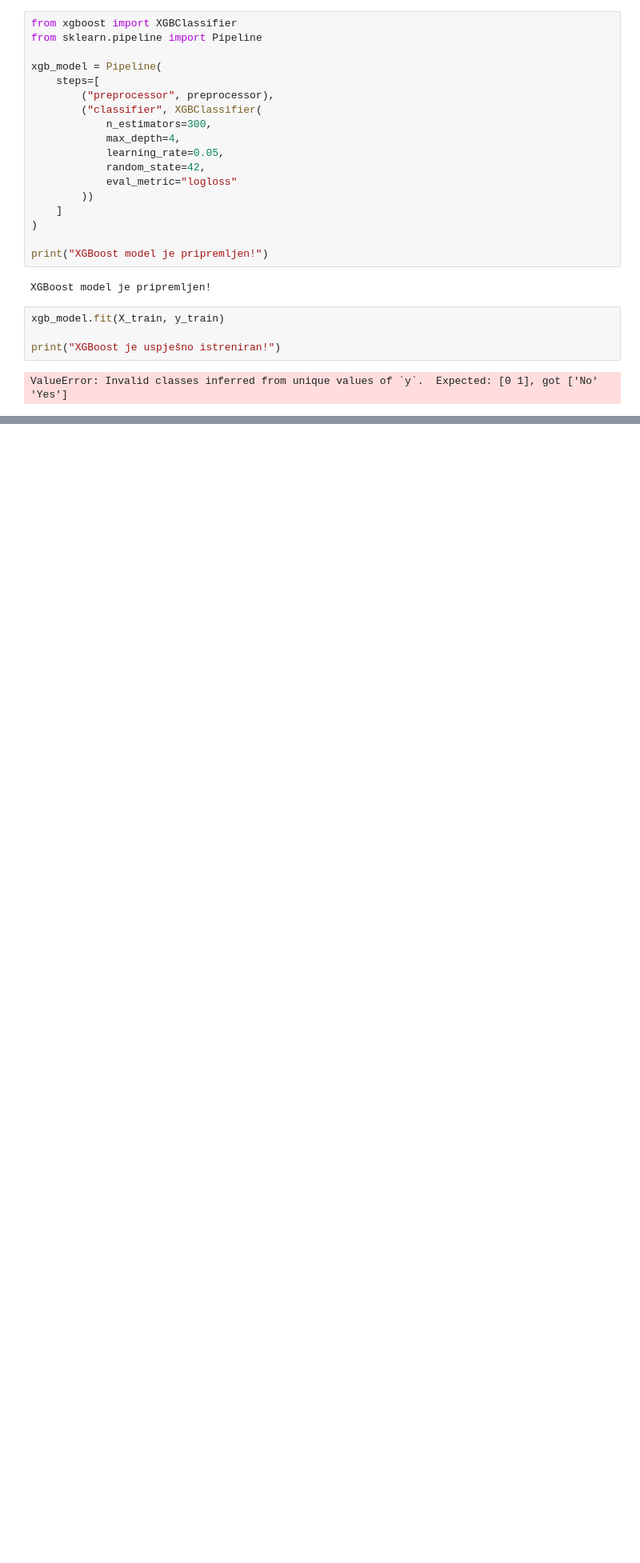
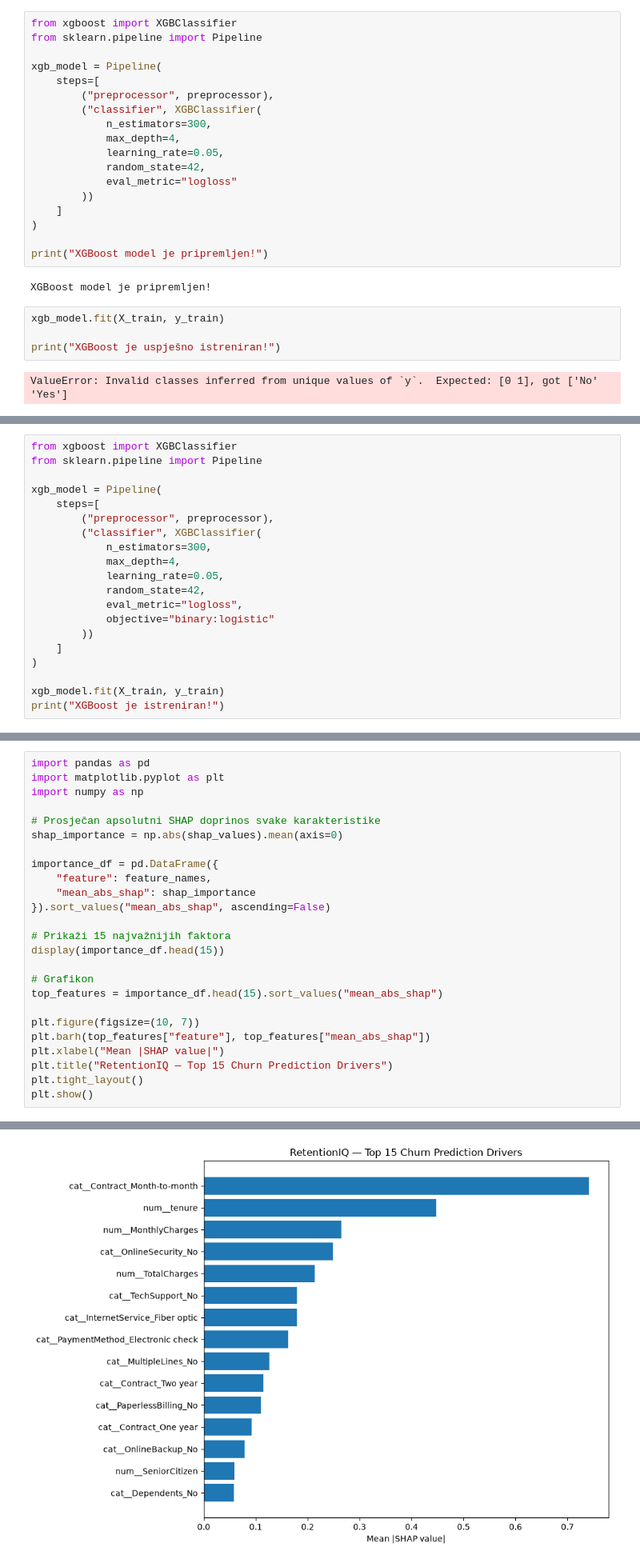
Before and after one commit to irhadTTT/RetentionIQ, a Jupyter notebook: notebooks/01_exploration.ipynb, the cells around one changed output, grey strips where cells are left out. Shown at 80% size. Drawn from its saved outputs; the diff is of its cells as text; blank space fills up the shorter version.

Commit message:
Add SHAP explanations and redesign RetentionIQ dashboard

```diff
--- a/notebooks/01_exploration.ipynb
+++ b/notebooks/01_exploration.ipynb
@@ -1065,0 +1302,20 @@ XGBoost: XGBClassifier(base_score=None, booster=None, callbacks=None,
+# %%
+from xgboost import XGBClassifier
+from sklearn.pipeline import Pipeline
+
+xgb_model = Pipeline(
+    steps=[
+        ("preprocessor", preprocessor),
+        ("classifier", XGBClassifier(
+            n_estimators=300,
+            max_depth=4,
+            learning_rate=0.05,
+            random_state=42,
+            eval_metric="logloss",
+            objective="binary:logistic"
+        ))
+    ]
+)
+
+xgb_model.fit(X_train, y_train)
+print("XGBoost je istreniran!")
@@ -1065,0 +1375,26 @@ XGBoost: XGBClassifier(base_score=None, booster=None, callbacks=None,
+# %%
+import pandas as pd
+import matplotlib.pyplot as plt
+import numpy as np
+
+# Prosječan apsolutni SHAP doprinos svake karakteristike
+shap_importance = np.abs(shap_values).mean(axis=0)
+
+importance_df = pd.DataFrame({
+    "feature": feature_names,
+    "mean_abs_shap": shap_importance
+}).sort_values("mean_abs_shap", ascending=False)
+
+# Prikaži 15 najvažnijih faktora
+display(importance_df.head(15))
+
+# Grafikon
+top_features = importance_df.head(15).sort_values("mean_abs_shap")
+
+plt.figure(figsize=(10, 7))
+plt.barh(top_features["feature"], top_features["mean_abs_shap"])
+plt.xlabel("Mean |SHAP value|")
+plt.title("RetentionIQ — Top 15 Churn Prediction Drivers")
+plt.tight_layout()
+plt.show()
+# %% [output]
@@ -1065,0 +1417 @@ XGBoost: XGBClassifier(base_score=None, booster=None, callbacks=None,
+[figure, added]
```
Also changed, not shown: parts of 91 cells of this notebook, 6 other files.
